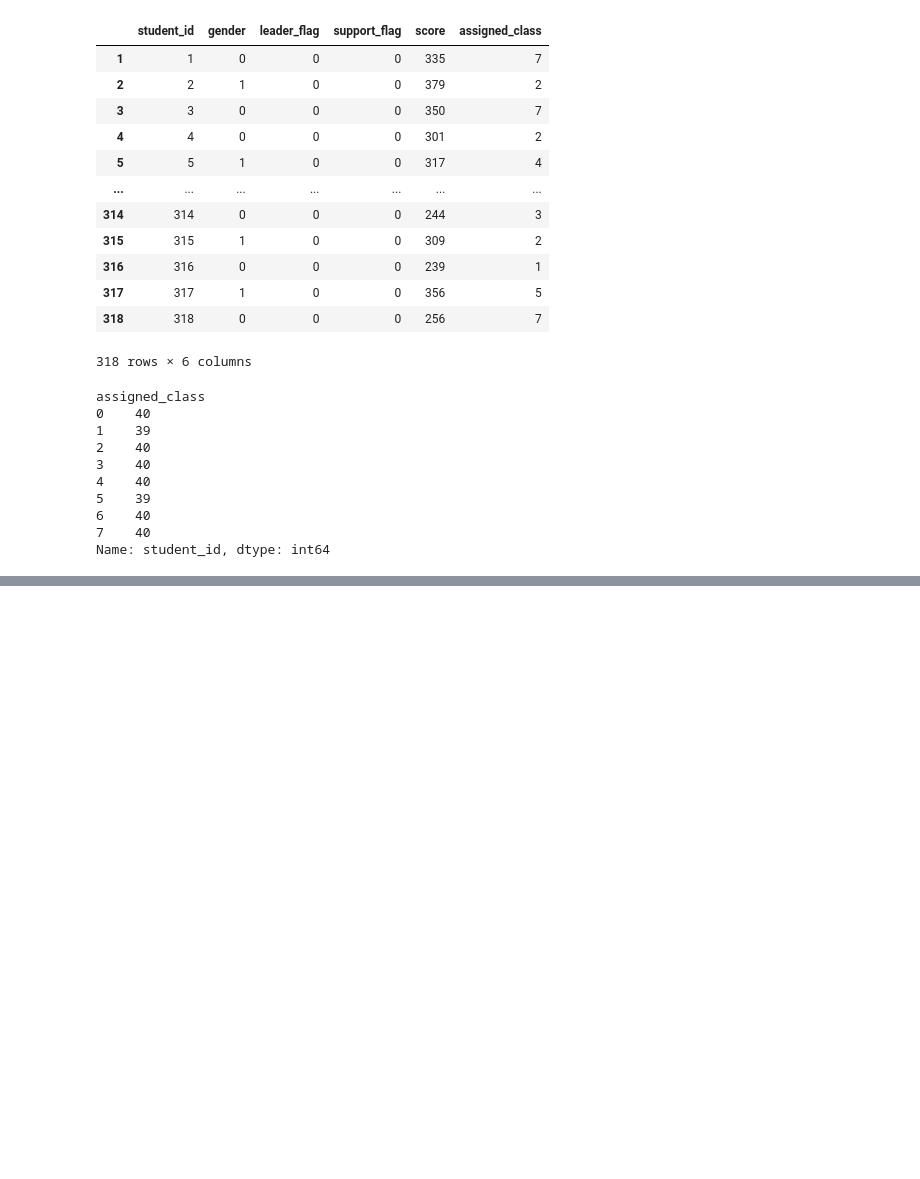
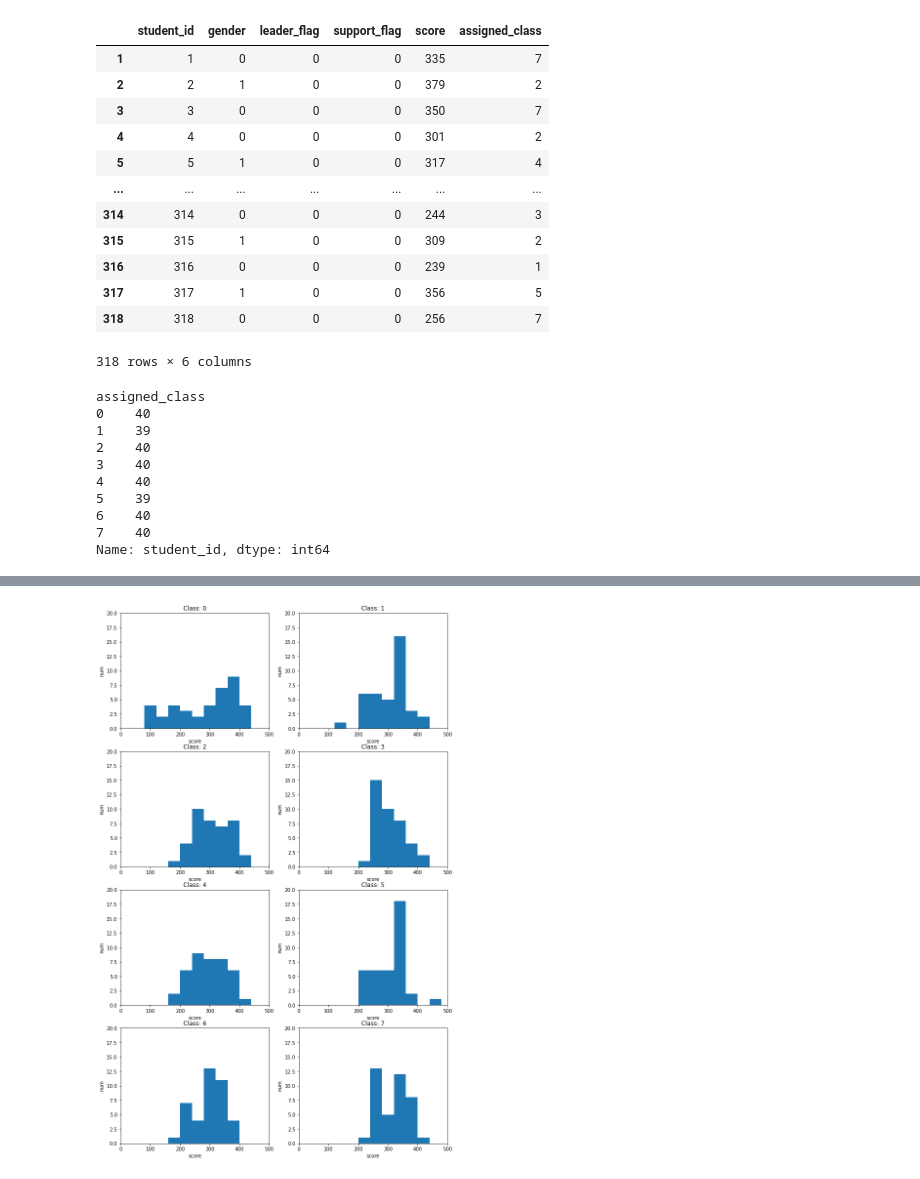
Before and after one commit to daikichidaze/pyoptbook, a Jupyter notebook: src/3.school/school.ipynb, the cells around one changed output, grey strips where cells are left out. Saved outputs shown, nothing was run; the diff lists cells and outputs as text; code cells hidden in the pictures; blank space fills up the shorter version.

```diff
--- a/src/3.school/school.ipynb
+++ b/src/3.school/school.ipynb
@@ -249,0 +316,15 @@ Name: student_id, dtype: int64
+# %%
+fig = plt.figure(figsize=(12,20))
+for c in range(num_of_class):
+    df_cls = df_st_r[df_st_r.assigned_class==c]
+    ax = fig.add_subplot(4
+                        ,2
+                        ,c+1
+                        ,xlabel='score'
+                        ,ylabel='num'
+                        ,xlim=(0, 500)
+                        ,ylim=(0,20)
+                        ,title=f'Class: {c}')
+    ax.hist(df_cls.score, bins=range(0,500,40))
+# %% [output]
+[figure, added]
```
Also changed, not shown: parts of 14 cells of this notebook.
